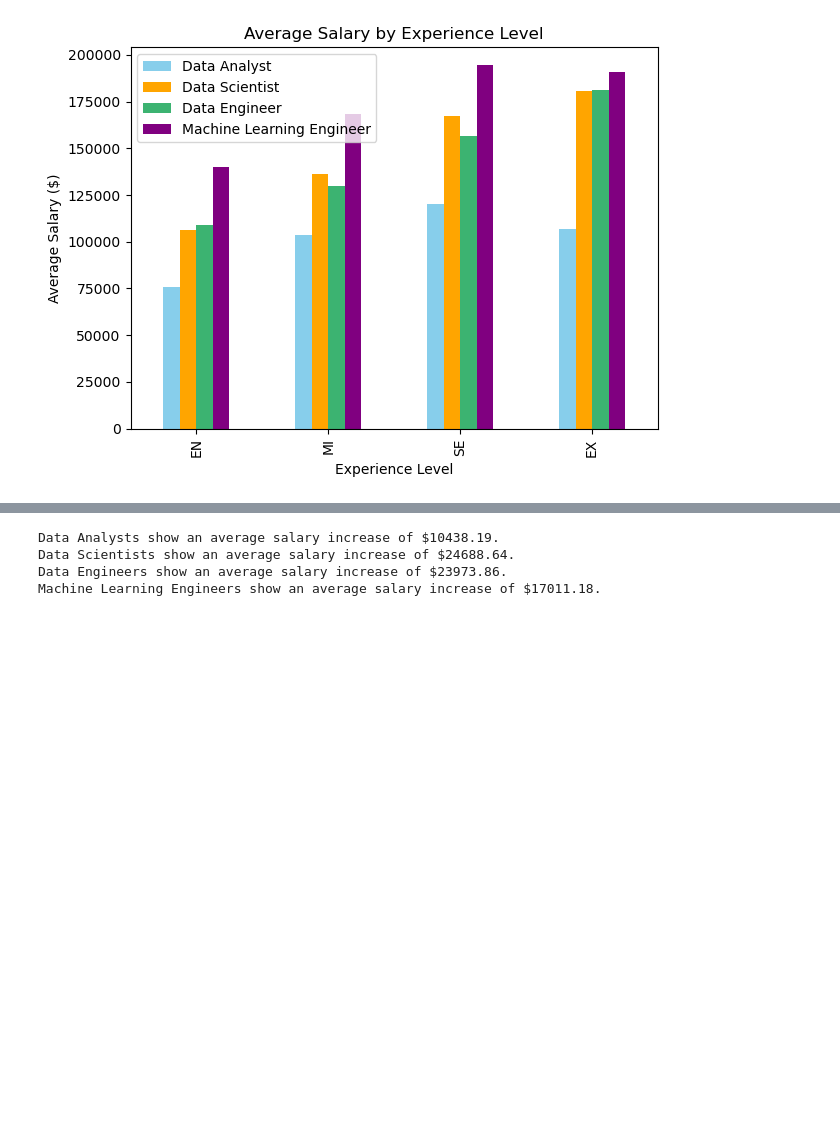
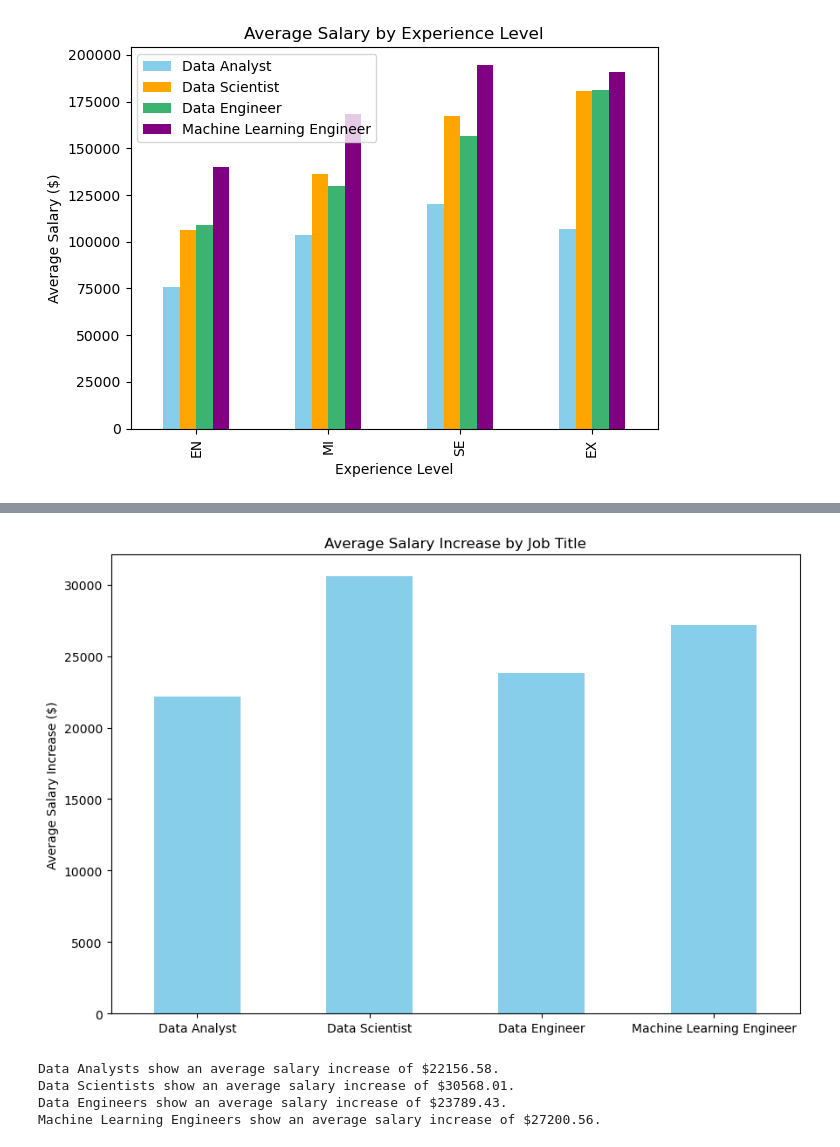
Before and after one commit to christian-a-smith/project-1, a Jupyter notebook: Question 2/experience_levels.ipynb, the cells around one changed output, grey strips where cells are left out. Cells and saved outputs as stored; diff of their text form; code cells hidden in the pictures; blank space fills up the shorter version.

```diff
--- a/Question 2/experience_levels.ipynb
+++ b/Question 2/experience_levels.ipynb
@@ -205,0 +230,4 @@ plt.show()
+# %%
+# drop executive due to incomplete data, see if this will give me a more complete picture
+avg_salaries_by_experience_level_drop_ex = avg_salaries_by_experience_level.loc[["EN", "MI", "SE"]]
+avg_salaries_by_experience_level_drop_ex
@@ -206,16 +240,35 @@ plt.show()
+# %%
+# show same graph without executive level
+avg_salary_increase_DA_no_ex = avg_salaries_by_experience_level_drop_ex["Data Analyst Salary Increase"].mean()
+avg_salary_increase_DS_no_ex = avg_salaries_by_experience_level_drop_ex["Data Scientist Salary Increase"].mean()
+avg_salary_increase_DE_no_ex = avg_salaries_by_experience_level_drop_ex["Data Engineer Salary Increase"].mean()
+avg_salary_increase_MLE_no_ex = avg_salaries_by_experience_level_drop_ex["Machine Learning Engineer Salary Increase"].mean()
+
+avg_salary_increases = pd.DataFrame({"Data Analyst": [avg_salary_increase_DA],
+                                        "Data Scientist": [avg_salary_increase_DS],
+                                        "Data Engineer": [avg_salary_increase_DE],
+                                        "Machine Learning Engineer": [avg_salary_increase_MLE]}).T
+avg_salary_increases.plot(kind="bar", title="Average Salary Increase by Job Title", legend=False,figsize=(9,6),
+                          color="skyblue", rot=0)
+plt.ylabel("Average Salary Increase ($)")
+plt.savefig("Output/top4_average_increases_no_ex.png")
+plt.tight_layout()
+plt.show()
+# %% [output]
+[figure, added]
 # %%
 # print average salary increases for output
-avg_salary_increase_DA = round(avg_salaries_by_experience_level["Data Analyst Salary Increase"].mean(),2)
-avg_salary_increase_DS = round(avg_salaries_by_experience_level["Data Scientist Salary Increase"].mean(),2)
-avg_salary_increase_DE = round(avg_salaries_by_experience_level["Data Engineer Salary Increase"].mean(),2)
-avg_salary_increase_MLE = round(avg_salaries_by_experience_level["Machine Learning Engineer Salary Increase"].mean(),2)
+avg_salary_increase_DA = round(avg_salaries_by_experience_level_drop_ex["Data Analyst Salary Increase"].mean(),2)
+avg_salary_increase_DS = round(avg_salaries_by_experience_level_drop_ex["Data Scientist Salary Increase"].mean(),2)
+avg_salary_increase_DE = round(avg_salaries_by_experience_level_drop_ex["Data Engineer Salary Increase"].mean(),2)
+avg_salary_increase_MLE = round(avg_salaries_by_experience_level_drop_ex["Machine Learning Engineer Salary Increase"].mean(),2)
 
 print(f"Data Analysts show an average salary increase of ${avg_salary_increase_DA}.")
 print(f"Data Scientists show an average salary increase of ${avg_salary_increase_DS}.")
 print(f"Data Engineers show an average salary increase of ${avg_salary_increase_DE}.")
 print(f"Machine Learning Engineers show an average salary increase of ${avg_salary_increase_MLE}.")
 # %% [output]
-Data Analysts show an average salary increase of $10438.19.
-Data Scientists show an average salary increase of $24688.64.
-Data Engineers show an average salary increase of $23973.86.
-Machine Learning Engineers show an average salary increase of $17011.18.
+Data Analysts show an average salary increase of $22156.58.
+Data Scientists show an average salary increase of $30568.01.
+Data Engineers show an average salary increase of $23789.43.
+Machine Learning Engineers show an average salary increase of $27200.56.
```
Also changed, not shown: parts of 15 cells of this notebook, 7 other files.
